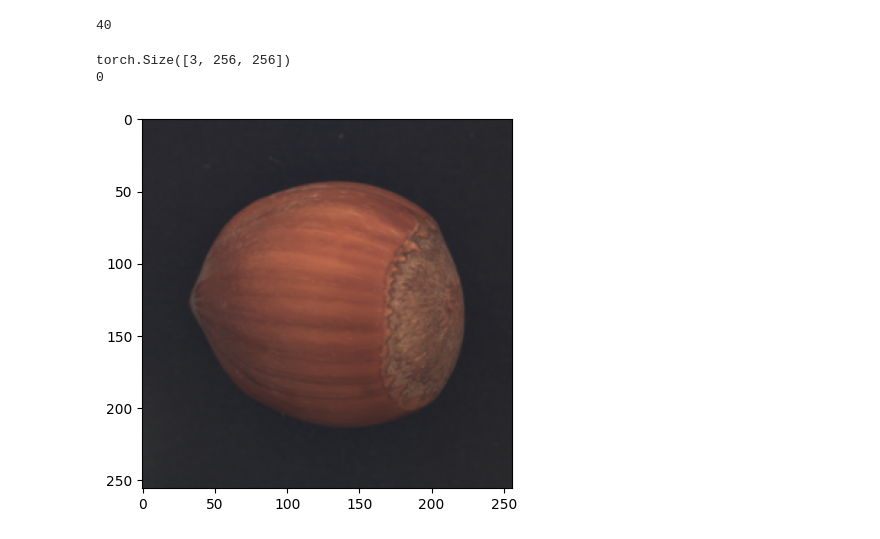
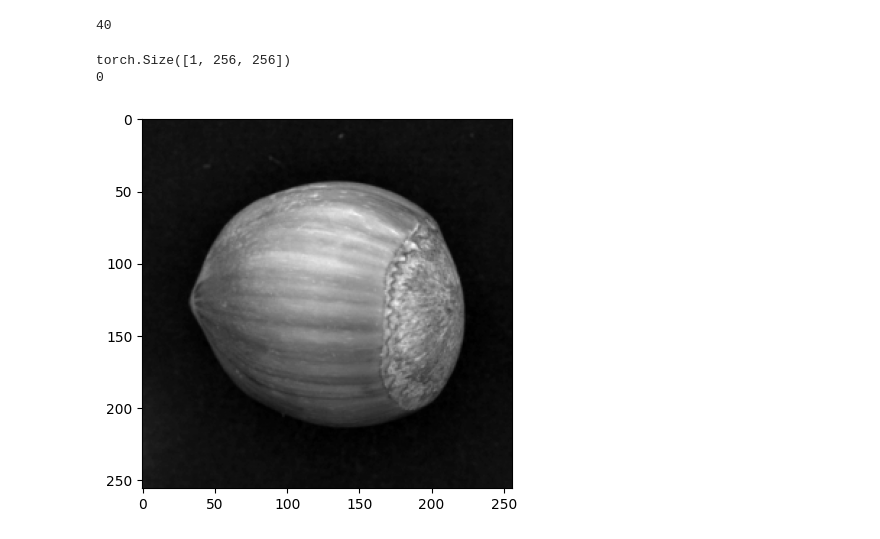
Before and after one commit to es-ude/anomaly-detection-demo, a Jupyter notebook: notebooks/data_exploration.ipynb, the cells around one changed output. Cells and saved outputs as stored; diff of their text form; code cells hidden in the pictures.

Commit message:
use grayscale images

```diff
--- a/notebooks/data_exploration.ipynb
+++ b/notebooks/data_exploration.ipynb
@@ -12,13 +11,12 @@ from src.datasets.mvtec_ad import MVTecAD
 # %%
-def convert_to_binary_label(label: int) -> int:
-    return 0 if label == 0 else 1
-
 mvtec_dataset = partial(
     MVTecAD,
     dataset_dir=Path(os.environ["AD_DATASET_DIR"]),
     object=os.environ["AD_OBJECT"],
-    sample_transform=Compose([ToImage(), Resize((256, 256)), ToDtype(dtype=torch.uint8, scale=False)]),
-    target_transform=convert_to_binary_label,
+    sample_transform=InferencePreprocessing(
+        target_img_width=int(os.environ["IMAGE_WIDTH"]),
+        target_img_height=int(os.environ["IMAGE_HEIGHT"]),
+    ),
 )
 
 ds_train = mvtec_dataset(training_set=True)
@@ -29,10 +27,10 @@ len(ds_test)
 40
 # %%
 image, label = ds_test[20]
-plt.imshow(image.movedim(0, -1))
+plt.imshow(image.movedim(0, -1), cmap="gray")
 print(image.shape)
 print(label)
 # %% [output]
-torch.Size([3, 256, 256])
+torch.Size([1, 256, 256])
 0
-[figure, old version]
+[figure, new version]
```
Also changed, not shown: parts of 1 cell of this notebook.
